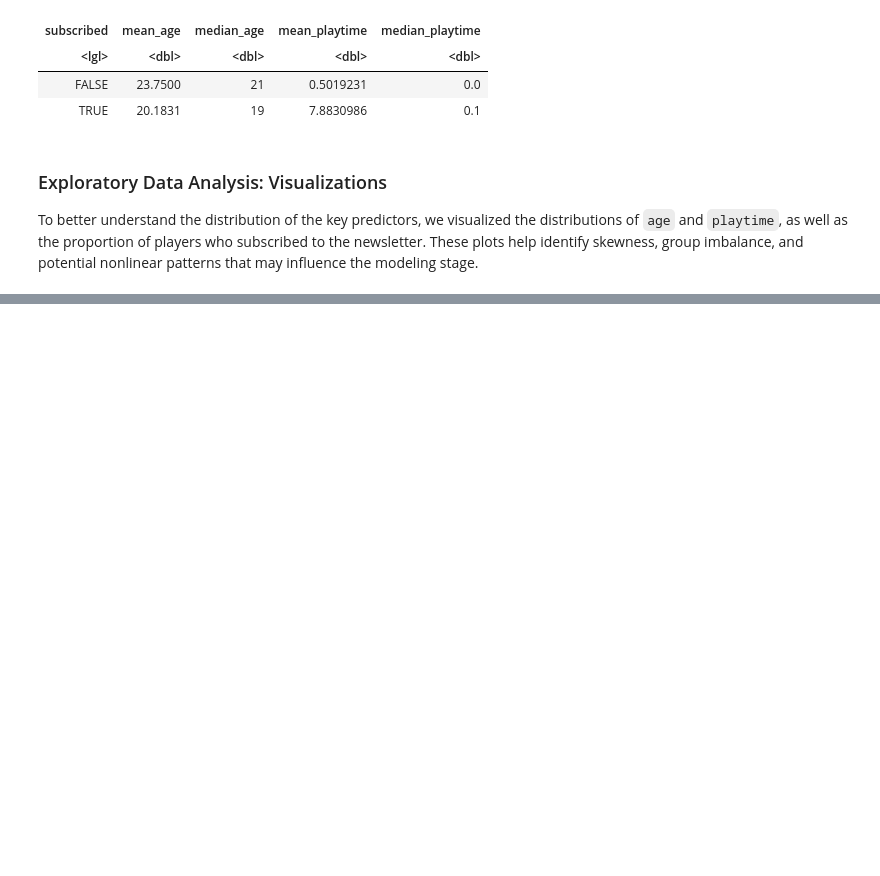
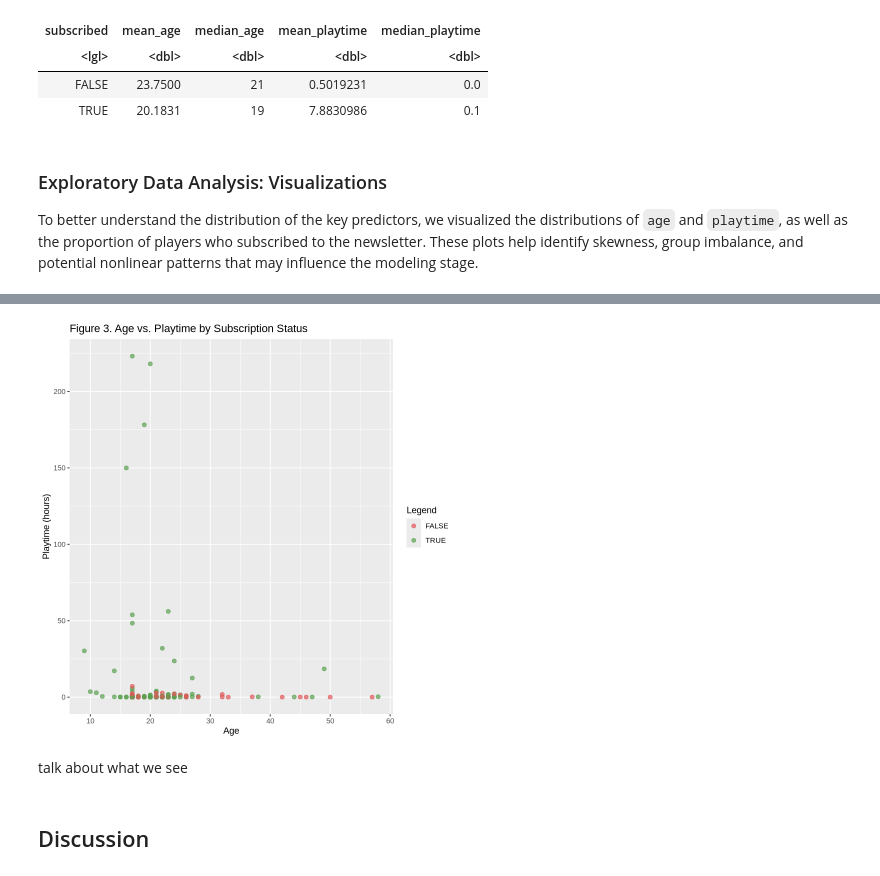
Before and after one commit to cassidoi/dsci-100-2025w1-group36-cassidy, a Jupyter notebook: project_final_report.ipynb, the cells around one changed output, grey strips where cells are left out. Drawn from its saved outputs; the diff is of its cells as text; code cells hidden in the pictures; blank space fills up the shorter version.

```diff
--- a/project_final_report.ipynb
+++ b/project_final_report.ipynb
@@ -166,0 +170,12 @@ discussion should address limitations in the data, refer back to summary
+# %%
+ggplot(players_clean, aes(x = age, y = playtime, color = subscribed)) +
+  geom_point(alpha = 0.7, size = 2) +
+  scale_color_manual(values = c("FALSE" = "#E15759", "TRUE" = "#59A14F"), name = "Legend") +
+  labs(title = "Figure 3. Age vs. Playtime by Subscription Status",x = "Age",y = "Playtime (hours)")
+# coord_cartesian(ylim = c(0, quantile(players_clean$playtime, 0.95))) (idk if we want this)
+# %% [output]
+[figure, added]
+# %% [markdown]
+talk about what we see
+# %% [markdown]
+## Discussion
```
Also changed, not shown: parts of 4 cells of this notebook.
